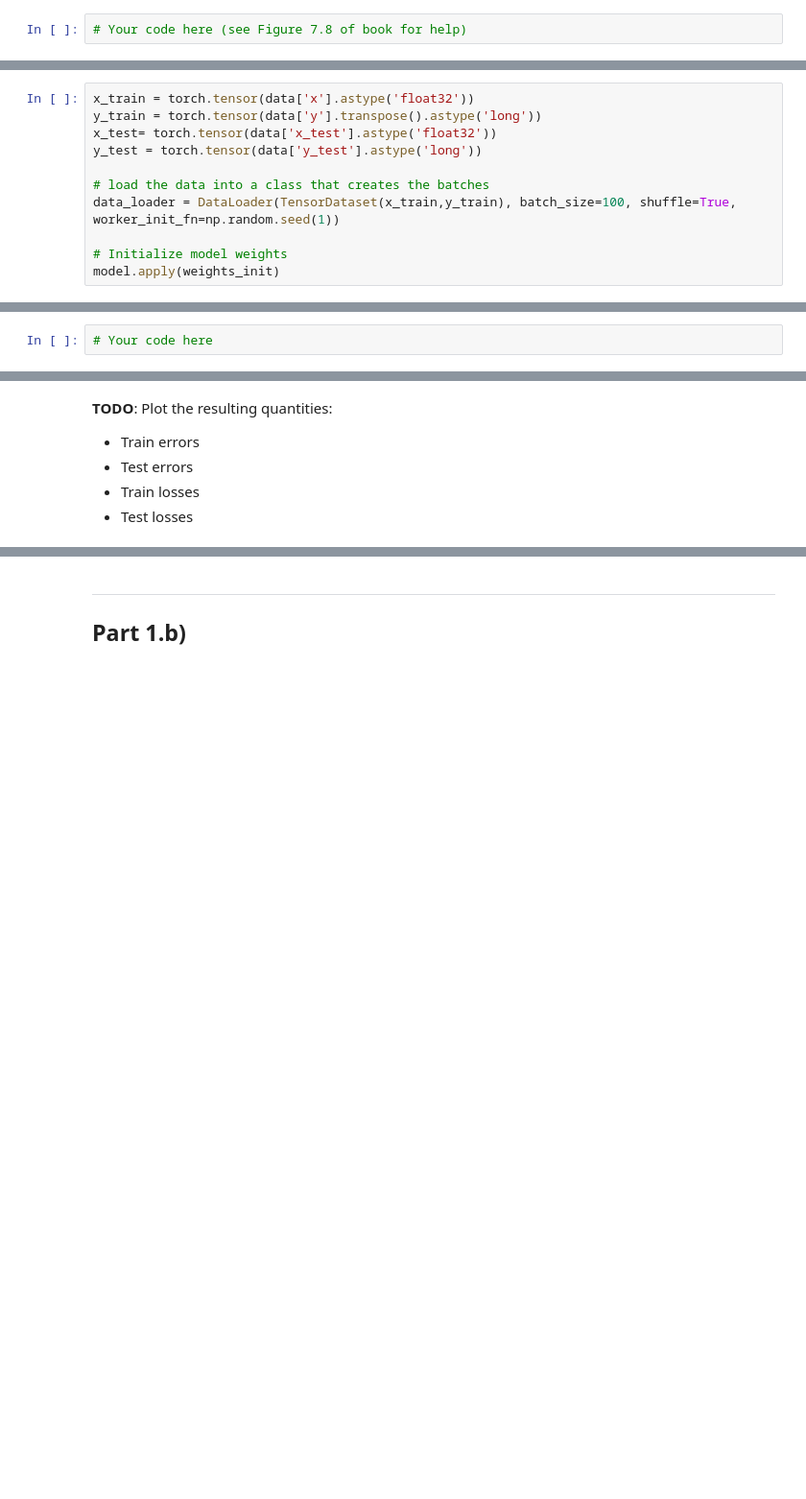
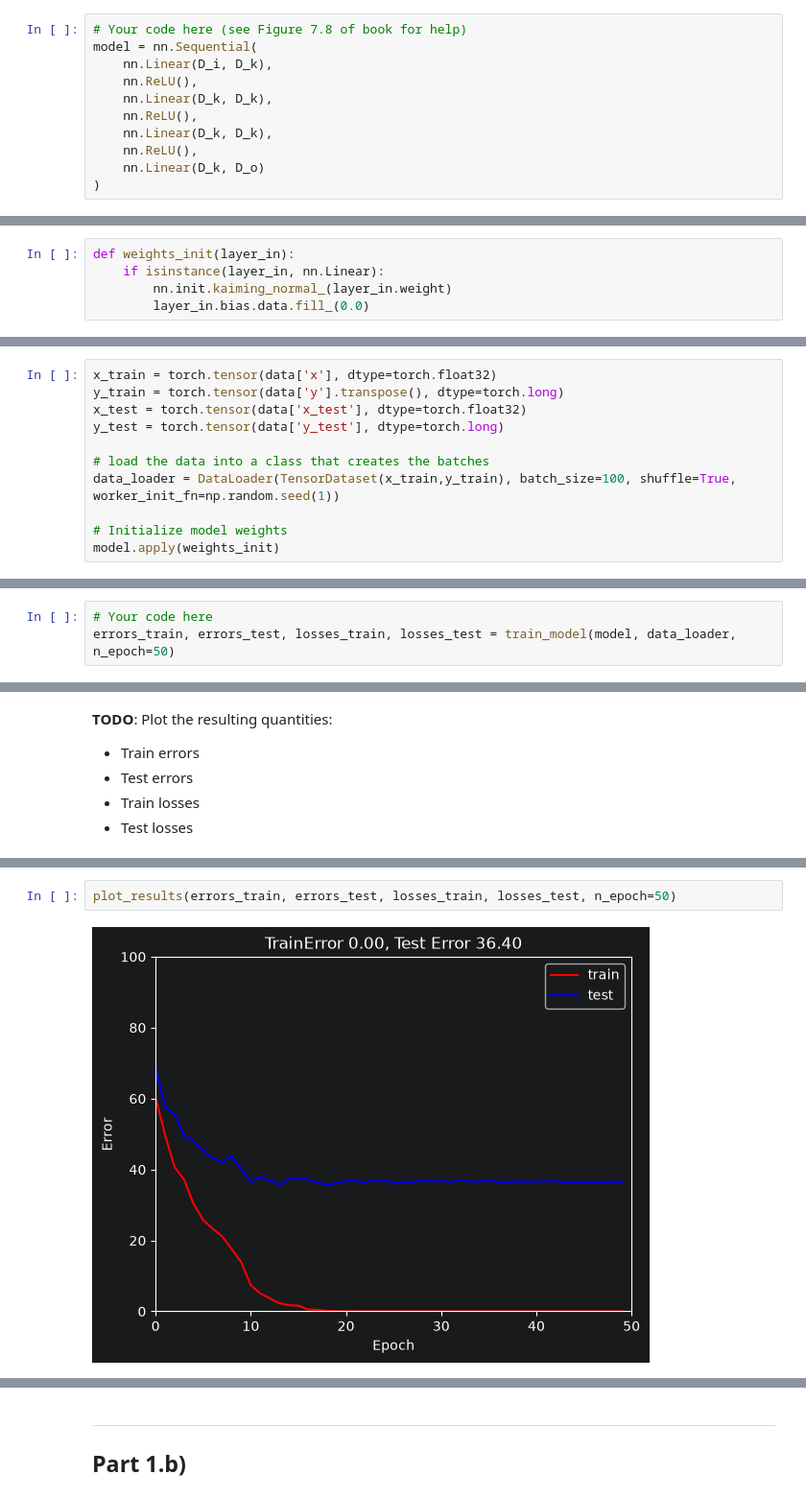
Before and after one commit to connorharv/byu-cs474, a Jupyter notebook: lab5_generalization_regularization.ipynb, the cells around one changed output, grey strips where cells are left out. Shown at 96% size. Cells and saved outputs as stored; diff of their text form; blank space fills up the shorter version.

```diff
--- a/lab5_generalization_regularization.ipynb
+++ b/lab5_generalization_regularization.ipynb
@@ -67,5 +93,14 @@ D_o = 10    # Output dimensions
 **TODO:** Define a PyTorch model with two hidden layers of size 100 And ReLU activations between them
 # %%
 # Your code here (see Figure 7.8 of book for help)
+model = nn.Sequential(
+    nn.Linear(D_i, D_k),
+    nn.ReLU(),
+    nn.Linear(D_k, D_k),
+    nn.ReLU(),
+    nn.Linear(D_k, D_k),
+    nn.ReLU(),
+    nn.Linear(D_k, D_o)
+)
 # %% [markdown]
 **TODO:** Initialize the parameters with He initialization
@@ -75,3 +107,8 @@ def weights_init(layer_in):
+# %%
+def weights_init(layer_in):
+    if isinstance(layer_in, nn.Linear):
+        nn.init.kaiming_normal_(layer_in.weight)
+        layer_in.bias.data.fill_(0.0)
 # %%
 # Call the function you just defined
 model.apply(weights_init)
@@ -78,8 +125,8 @@ model.apply(weights_init)
 # %%
-x_train = torch.tensor(data['x'].astype('float32'))
-y_train = torch.tensor(data['y'].transpose().astype('long'))
-x_test= torch.tensor(data['x_test'].astype('float32'))
-y_test = torch.tensor(data['y_test'].astype('long'))
+x_train = torch.tensor(data['x'], dtype=torch.float32)
+y_train = torch.tensor(data['y'].transpose(), dtype=torch.long)
+x_test = torch.tensor(data['x_test'], dtype=torch.float32)
+y_test = torch.tensor(data['y_test'], dtype=torch.long)
 
 # load the data into a class that creates the batches
 data_loader = DataLoader(TensorDataset(x_train,y_train), batch_size=100, shuffle=True, worker_init_fn=np.random.seed(1))
@@ -163,3 +220,4 @@ def plot_results(errors_train, errors_test, losses_train, losses_test, n_epoch=5
 **TODO:** Train your model for 50 epochs
 # %%
 # Your code here
+errors_train, errors_test, losses_train, losses_test = train_model(model, data_loader, n_epoch=50)
@@ -173,0 +248,4 @@ def plot_results(errors_train, errors_test, losses_train, losses_test, n_epoch=5
+# %%
+plot_results(errors_train, errors_test, losses_train, losses_test, n_epoch=50)
+# %% [output]
+[figure, added]
```
Also changed, not shown: parts of 64 cells of this notebook.
